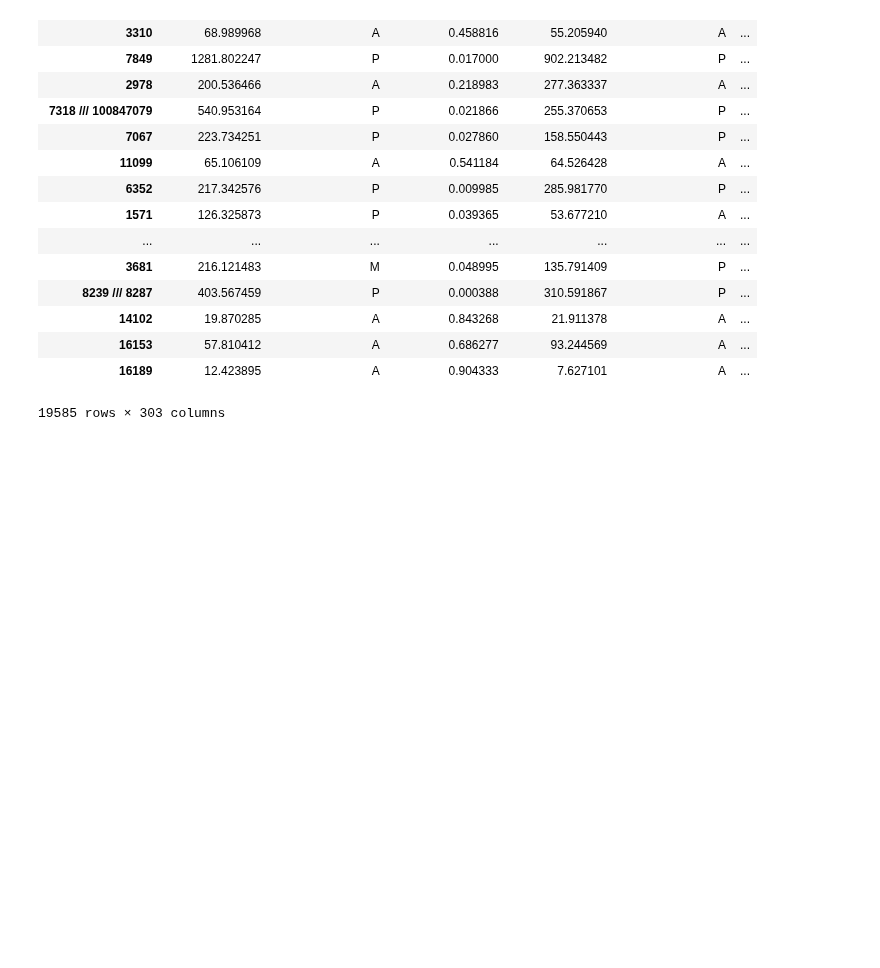
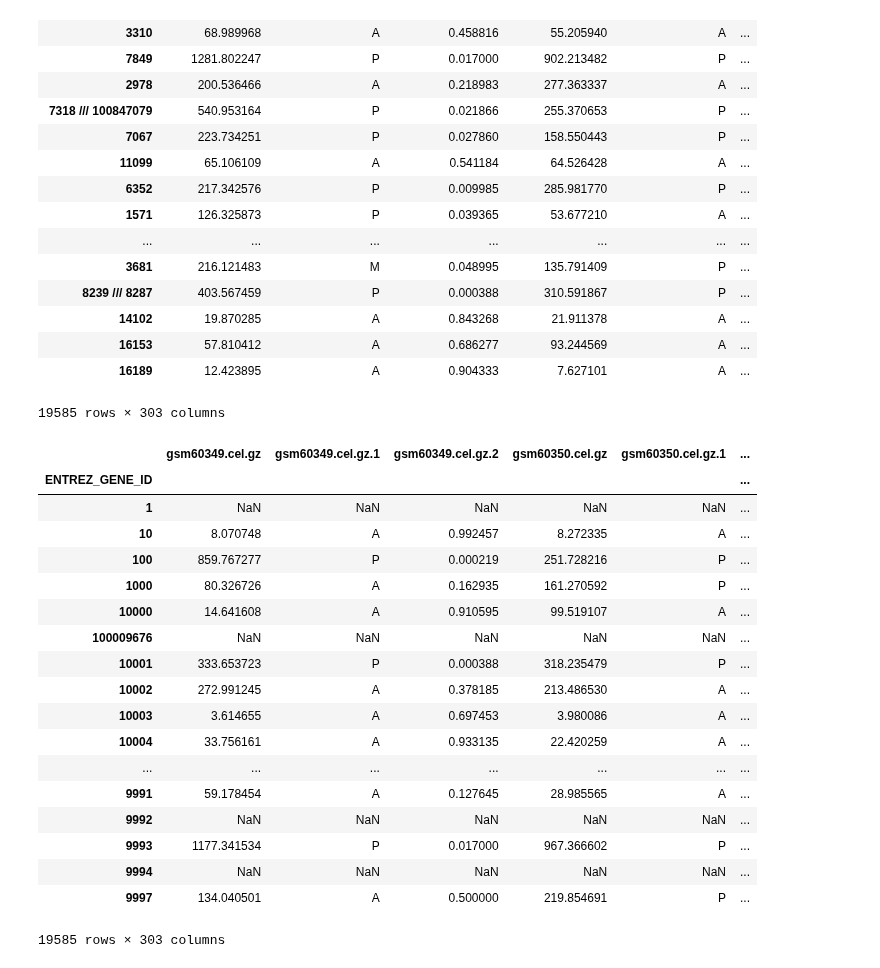
Before and after one commit to HelikarLab/COMO, a Jupyter notebook: py/Test_GSEpipeline.ipynb, the cells around one changed output. Drawn from its saved outputs; the diff is of its cells as text; code cells hidden in the pictures; blank space fills up the shorter version.

Commit message:
sort

```diff
--- a/py/Test_GSEpipeline.ipynb
+++ b/py/Test_GSEpipeline.ipynb
@@ -190,3 +190,26 @@ Full table saved to:
 | 16153 | 57.810412 | A | 0.686277 | 93.244569 | A | ... |
 | 16189 | 12.423895 | A | 0.904333 | 7.627101 | A | ... |
 19585 rows × 303 columns
+# %%
+df_clean.sort_index(inplace=True)
+df_clean
+# %% [output]
+|  | gsm60349.cel.gz | gsm60349.cel.gz.1 | gsm60349.cel.gz.2 | gsm60350.cel.gz | gsm60350.cel.gz.1 | ... |
+| ENTREZ_GENE_ID |  |  |  |  |  | ... |
+| 1 | NaN | NaN | NaN | NaN | NaN | ... |
+| 10 | 8.070748 | A | 0.992457 | 8.272335 | A | ... |
+| 100 | 859.767277 | P | 0.000219 | 251.728216 | P | ... |
+| 1000 | 80.326726 | A | 0.162935 | 161.270592 | P | ... |
+| 10000 | 14.641608 | A | 0.910595 | 99.519107 | A | ... |
+| 100009676 | NaN | NaN | NaN | NaN | NaN | ... |
+| 10001 | 333.653723 | P | 0.000388 | 318.235479 | P | ... |
+| 10002 | 272.991245 | A | 0.378185 | 213.486530 | A | ... |
+| 10003 | 3.614655 | A | 0.697453 | 3.980086 | A | ... |
+| 10004 | 33.756161 | A | 0.933135 | 22.420259 | A | ... |
+| ... | ... | ... | ... | ... | ... | ... |
+| 9991 | 59.178454 | A | 0.127645 | 28.985565 | A | ... |
+| 9992 | NaN | NaN | NaN | NaN | NaN | ... |
+| 9993 | 1177.341534 | P | 0.017000 | 967.366602 | P | ... |
+| 9994 | NaN | NaN | NaN | NaN | NaN | ... |
+| 9997 | 134.040501 | A | 0.500000 | 219.854691 | P | ... |
+19585 rows × 303 columns
```
